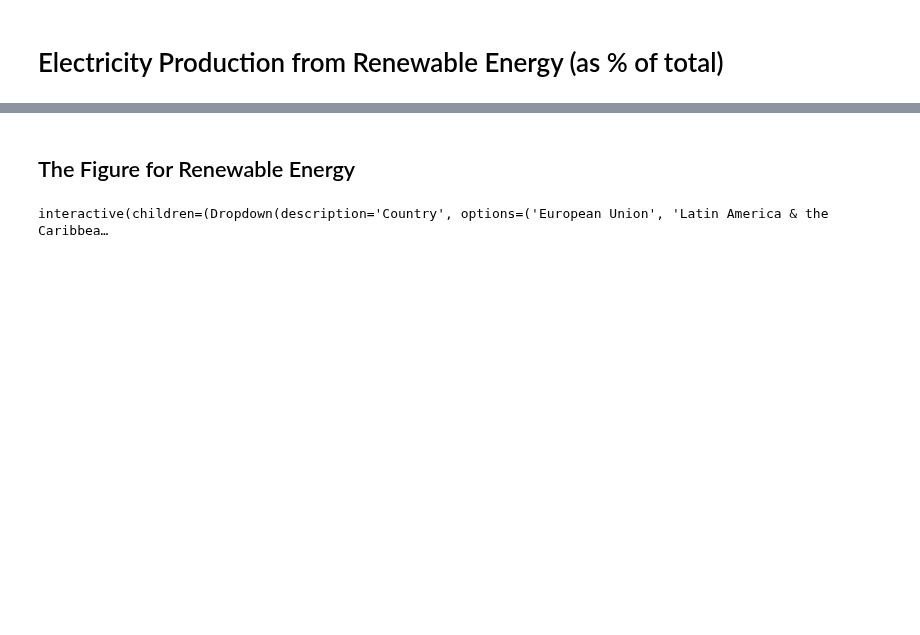
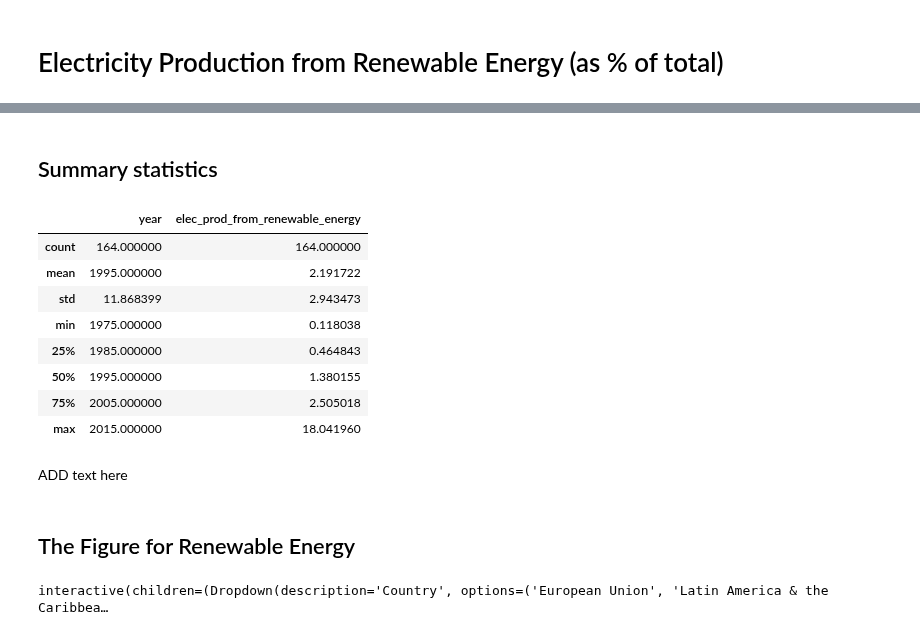
Before and after one commit to ghz106/Data-project, a Jupyter notebook: Data project.ipynb, the cells around one changed output, grey strips where cells are left out. Drawn from its saved outputs; the diff is of its cells as text; code cells hidden in the pictures; blank space fills up the shorter version.

```diff
--- a/Data project.ipynb
+++ b/Data project.ipynb
@@ -30,3 +41,19 @@ wb_rnwx.head(5)
+# %% [markdown]
+## Summary statistics
+# %%
+wb_rnwx.describe()
+# %% [output]
+|  | year | elec_prod_from_renewable_energy |
+| count | 164.000000 | 164.000000 |
+| mean | 1995.000000 | 2.191722 |
+| std | 11.868399 | 2.943473 |
+| min | 1975.000000 | 0.118038 |
+| 25% | 1985.000000 | 0.464843 |
+| 50% | 1995.000000 | 1.380155 |
+| 75% | 2005.000000 | 2.505018 |
+| max | 2015.000000 | 18.041960 |
+# %% [markdown]
+ADD text here
 # %% [markdown]
 ## The Figure for Renewable Energy
 # %%
```
Also changed, not shown: parts of 38 cells of this notebook.
